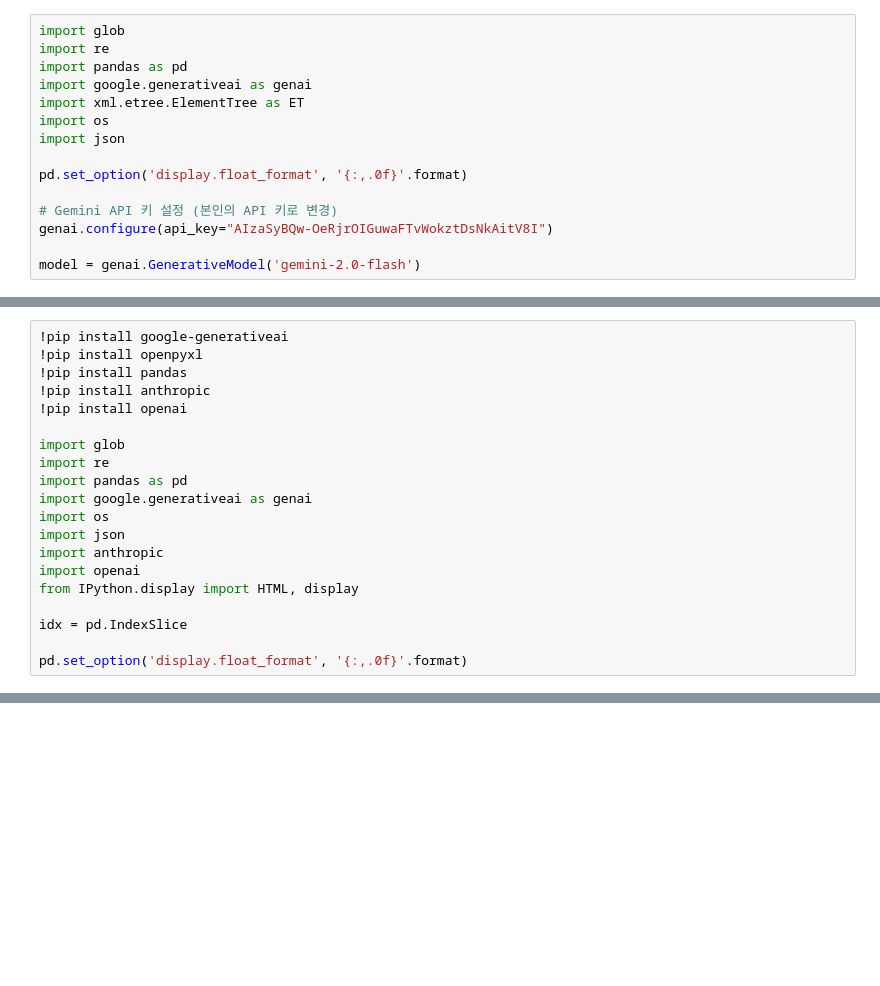
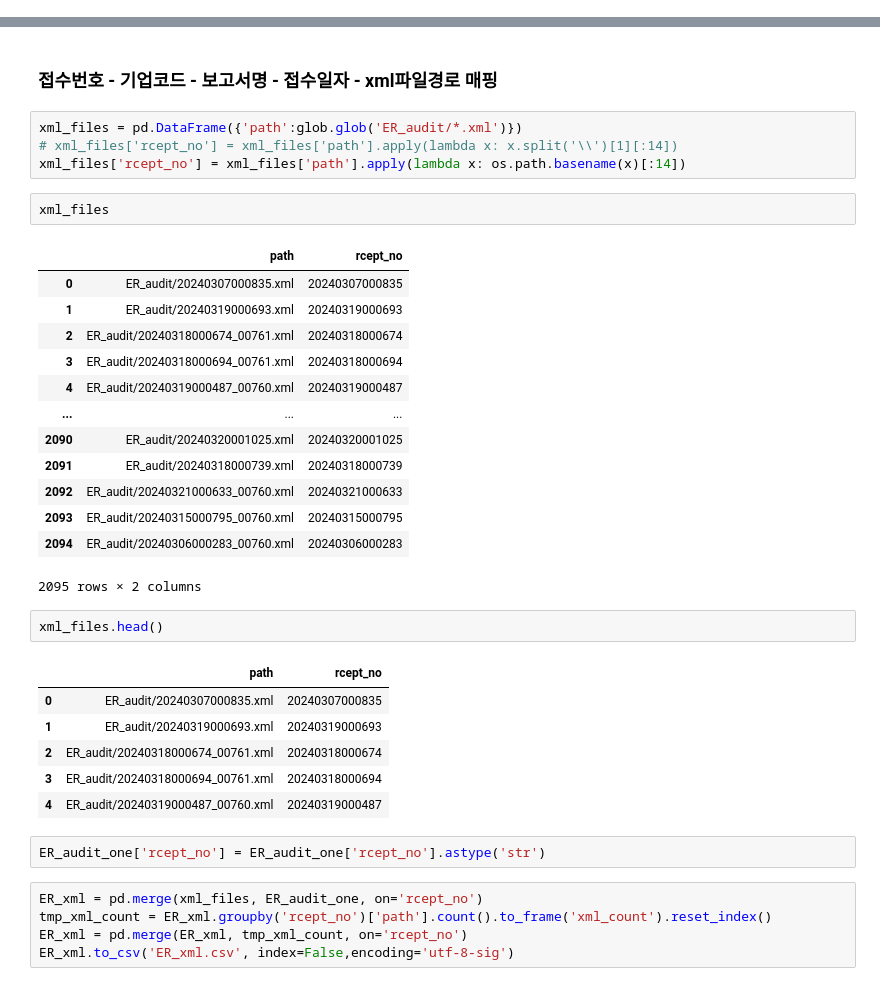
Before and after one commit to Tom-Jung/xml_fsa, a Jupyter notebook: gemini_api.ipynb, the cells around one changed output, grey strips where cells are left out. Saved outputs shown, nothing was run; the diff lists cells and outputs as text; blank space fills up the shorter version.

```diff
--- a/gemini_api.ipynb
+++ b/gemini_api.ipynb
@@ -1,17 +1,2 @@
 # %% [markdown]
 <a href="https://colab.research.google.com/github/Tom-Jung/xml_fsa/blob/main/gemini_api.ipynb" target="_parent"><img src="https://colab.research.google.com/assets/colab-badge.svg" alt="Open In Colab"/></a>
-# %%
-import glob
-import re
-import pandas as pd
-import google.generativeai as genai
-import xml.etree.ElementTree as ET
-import os
-import json
-
-pd.set_option('display.float_format', '{:,.0f}'.format)
-
-# Gemini API 키 설정 (본인의 API 키로 변경)
-genai.configure(api_key="AIzaSyBQw-OeRjrOIGuwaFTvWokztDsNkAitV8I")
-
-model = genai.GenerativeModel('gemini-2.0-flash')
@@ -279,20 +2,0 @@ df
-# %%
-!pip install google-generativeai
-!pip install openpyxl
-!pip install pandas
-!pip install anthropic
-!pip install openai
-
-import glob
-import re
-import pandas as pd
-import google.generativeai as genai
-import os
-import json
-import anthropic
-import openai
-from IPython.display import HTML, display
-
-idx = pd.IndexSlice
-
-pd.set_option('display.float_format', '{:,.0f}'.format)
@@ -770,0 +274,38 @@ KeyError: "None of [Index([1010095], dtype='int64', name='고유번호')] are in
+# %% [markdown]
+### 접수번호 - 기업코드 - 보고서명 - 접수일자 - xml파일경로 매핑
+# %%
+xml_files = pd.DataFrame({'path':glob.glob('ER_audit/*.xml')})
+# xml_files['rcept_no'] = xml_files['path'].apply(lambda x: x.split('\\')[1][:14])
+xml_files['rcept_no'] = xml_files['path'].apply(lambda x: os.path.basename(x)[:14])
+# %%
+xml_files
+# %% [output]
+|  | path | rcept_no |
+| 0 | ER_audit/20240307000835.xml | 20240307000835 |
+| 1 | ER_audit/20240319000693.xml | 20240319000693 |
+| 2 | ER_audit/20240318000674_00761.xml | 20240318000674 |
+| 3 | ER_audit/20240318000694_00761.xml | 20240318000694 |
+| 4 | ER_audit/20240319000487_00760.xml | 20240319000487 |
+| ... | ... | ... |
+| 2090 | ER_audit/20240320001025.xml | 20240320001025 |
+| 2091 | ER_audit/20240318000739.xml | 20240318000739 |
+| 2092 | ER_audit/20240321000633_00760.xml | 20240321000633 |
+| 2093 | ER_audit/20240315000795_00760.xml | 20240315000795 |
+| 2094 | ER_audit/20240306000283_00760.xml | 20240306000283 |
+2095 rows × 2 columns
+# %%
+xml_files.head()
+# %% [output]
+|  | path | rcept_no |
+| 0 | ER_audit/20240307000835.xml | 20240307000835 |
+| 1 | ER_audit/20240319000693.xml | 20240319000693 |
+| 2 | ER_audit/20240318000674_00761.xml | 20240318000674 |
+| 3 | ER_audit/20240318000694_00761.xml | 20240318000694 |
+| 4 | ER_audit/20240319000487_00760.xml | 20240319000487 |
+# %%
+ER_audit_one['rcept_no'] = ER_audit_one['rcept_no'].astype('str')
+# %%
+ER_xml = pd.merge(xml_files, ER_audit_one, on='rcept_no')
+tmp_xml_count = ER_xml.groupby('rcept_no')['path'].count().to_frame('xml_count').reset_index()
+ER_xml = pd.merge(ER_xml, tmp_xml_count, on='rcept_no')
+ER_xml.to_csv('ER_xml.csv', index=False,encoding='utf-8-sig')
```
Also changed, not shown: parts of 64 cells of this notebook.
